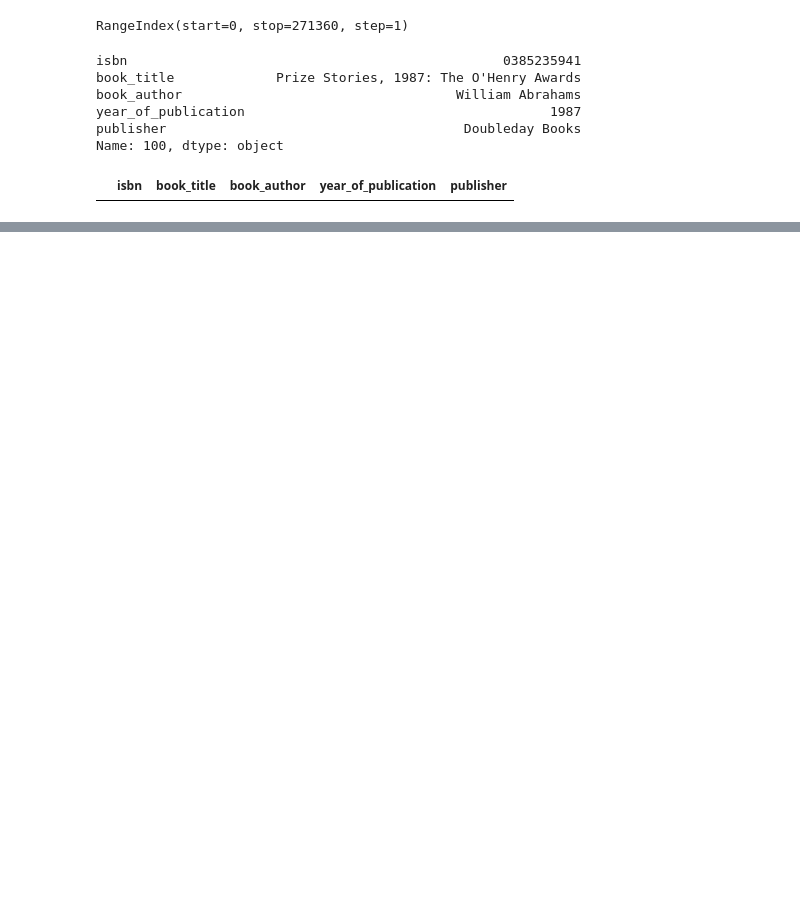
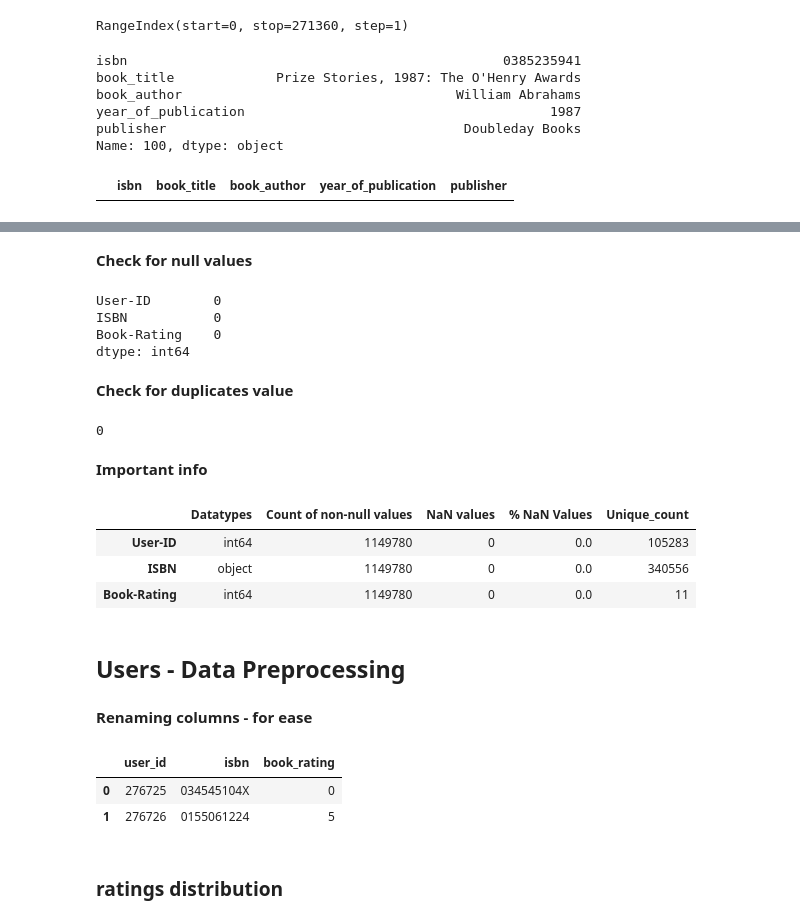
Before and after one commit to raushan9jnv/Book-recommendation-system, a Jupyter notebook: Book_recommendation_system_capstone_project_4.ipynb, the cells around one changed output, grey strips where cells are left out. Cells and saved outputs as stored; diff of their text form; code cells hidden in the pictures; blank space fills up the shorter version.

```diff
--- a/Book_recommendation_system_capstone_project_4.ipynb
+++ b/Book_recommendation_system_capstone_project_4.ipynb
@@ -348,0 +469,36 @@ df1
+# %% [markdown]
+**Check for null values**
+# %%
+df_ratings.isnull().sum()
+# %% [output]
+User-ID        0
+ISBN           0
+Book-Rating    0
+dtype: int64
+# %% [markdown]
+**Check for duplicates value**
+# %%
+df_ratings.duplicated().sum()  # no any
+# %% [output]
+0
+# %% [markdown]
+ **Important info**
+# %%
+def RatingInfo():
+  Rinfo_df = pd.DataFrame(index=df_ratings.columns)
+  Rinfo_df['Datatypes'] =  df_ratings.dtypes
+  Rinfo_df['Count of non-null values'] = df_ratings.count()
+  Rinfo_df['NaN values'] = df_ratings.isnull().sum()
+  Rinfo_df['% NaN Values'] = (Rinfo_df['NaN values']/len(df_ratings)).round(4)*100        # or df_apps.isnull().mean()
+  Rinfo_df['Unique_count'] = df_ratings.nunique()
+  return Rinfo_df
+RatingInfo()
+# %% [output]
+|  | Datatypes | Count of non-null values | NaN values | % NaN Values | Unique_count |
+| User-ID | int64 | 1149780 | 0 | 0.0 | 105283 |
+| ISBN | object | 1149780 | 0 | 0.0 | 340556 |
+| Book-Rating | int64 | 1149780 | 0 | 0.0 | 11 |
+# %% [markdown]
+## **Users - Data Preprocessing**
+# %% [markdown]
+**Renaming columns - for ease**
@@ -348,0 +511,10 @@ df1
+# %%
+# successfully renamed our columns
+
+colRename(df_ratings)
+# %% [output]
+|  | user_id | isbn | book_rating |
+| 0 | 276725 | 034545104X | 0 |
+| 1 | 276726 | 0155061224 | 5 |
+# %% [markdown]
+### ratings distribution
```
Also changed, not shown: parts of 24 cells of this notebook.
